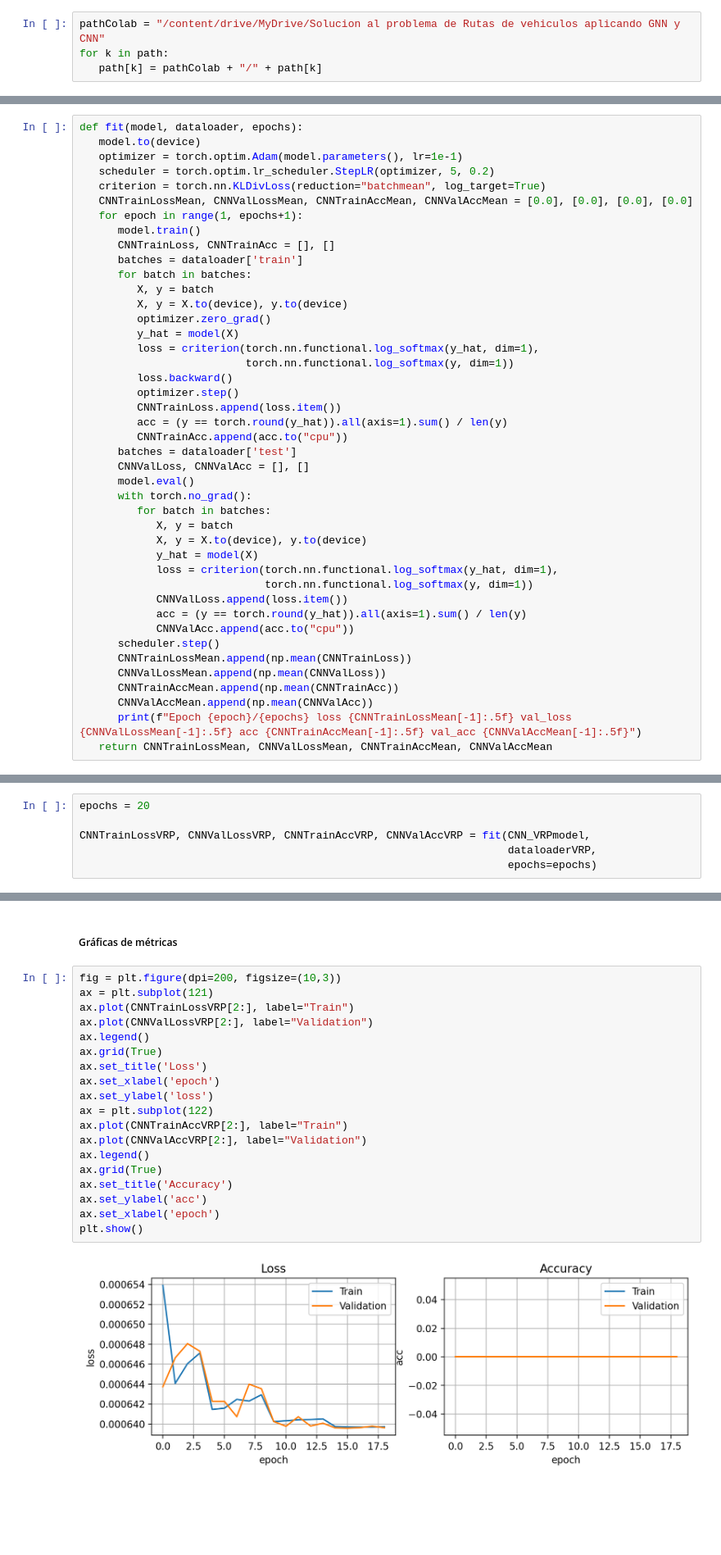
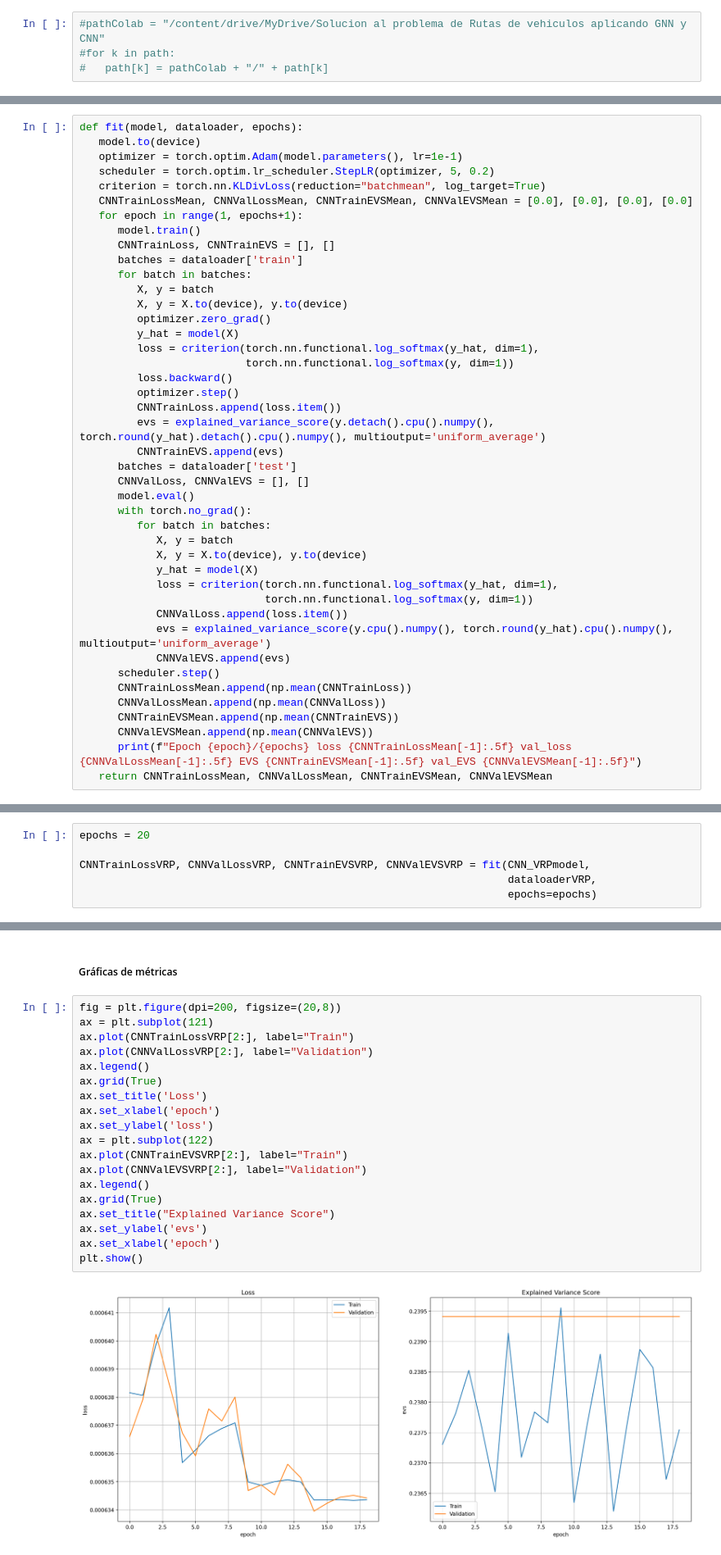
Before and after one commit to jesusmiguel123/Soluci-n-al-problema-de-Rutas-de-veh-culos-aplicando-GNN-y-CNN, a Jupyter notebook: Solucion al problema de Rutas de Vehiculos aplicando GNN y CNN.ipynb, the cells around one changed output, grey strips where cells are left out. Shown at 82% size. Saved outputs shown, nothing was run; the diff lists cells and outputs as text; blank space fills up the shorter version.

```diff
--- a/Solucion al problema de Rutas de Vehiculos aplicando GNN y CNN.ipynb
+++ b/Solucion al problema de Rutas de Vehiculos aplicando GNN y CNN.ipynb
@@ -36,7 +44,7 @@ Drive already mounted at /content/drive; to attempt to forcibly remount, call dr
 # %%
-pathColab = "/content/drive/MyDrive/Solucion al problema de Rutas de vehiculos aplicando GNN y CNN"
-for k in path:
-   path[k] = pathColab + "/" + path[k]
+#pathColab = "/content/drive/MyDrive/Solucion al problema de Rutas de vehiculos aplicando GNN y CNN"
+#for k in path:
+#   path[k] = pathColab + "/" + path[k]
 # %% [markdown]
 ## Carga del Dataset
 # %% [markdown]
@@ -572,10 +647,10 @@ def fit(model, dataloader, epochs):
    optimizer = torch.optim.Adam(model.parameters(), lr=1e-1)
    scheduler = torch.optim.lr_scheduler.StepLR(optimizer, 5, 0.2)
    criterion = torch.nn.KLDivLoss(reduction="batchmean", log_target=True)
-   CNNTrainLossMean, CNNValLossMean, CNNTrainAccMean, CNNValAccMean = [0.0], [0.0], [0.0], [0.0]
+   CNNTrainLossMean, CNNValLossMean, CNNTrainEVSMean, CNNValEVSMean = [0.0], [0.0], [0.0], [0.0]
    for epoch in range(1, epochs+1):
       model.train()
-      CNNTrainLoss, CNNTrainAcc = [], []
+      CNNTrainLoss, CNNTrainEVS = [], []
       batches = dataloader['train']
       for batch in batches:
          X, y = batch
@@ -587,10 +662,10 @@ def fit(model, dataloader, epochs):
          loss.backward()
          optimizer.step()
          CNNTrainLoss.append(loss.item())
-         acc = (y == torch.round(y_hat)).all(axis=1).sum() / len(y)
-         CNNTrainAcc.append(acc.to("cpu"))
+         evs = explained_variance_score(y.detach().cpu().numpy(), torch.round(y_hat).detach().cpu().numpy(), multioutput='uniform_average')
+         CNNTrainEVS.append(evs)
       batches = dataloader['test']
-      CNNValLoss, CNNValAcc = [], []
+      CNNValLoss, CNNValEVS = [], []
       model.eval()
       with torch.no_grad():
          for batch in batches:
@@ -600,15 +675,15 @@ def fit(model, dataloader, epochs):
             loss = criterion(torch.nn.functional.log_softmax(y_hat, dim=1),
                              torch.nn.functional.log_softmax(y, dim=1))
             CNNValLoss.append(loss.item())
-            acc = (y == torch.round(y_hat)).all(axis=1).sum() / len(y)
-            CNNValAcc.append(acc.to("cpu"))
+            evs = explained_variance_score(y.cpu().numpy(), torch.round(y_hat).cpu().numpy(), multioutput='uniform_average')
+            CNNValEVS.append(evs)
       scheduler.step()
       CNNTrainLossMean.append(np.mean(CNNTrainLoss))
       CNNValLossMean.append(np.mean(CNNValLoss))
-      CNNTrainAccMean.append(np.mean(CNNTrainAcc))
-      CNNValAccMean.append(np.mean(CNNValAcc))
-      print(f"Epoch {epoch}/{epochs} loss {CNNTrainLossMean[-1]:.5f} val_loss {CNNValLossMean[-1]:.5f} acc {CNNTrainAccMean[-1]:.5f} val_acc {CNNValAccMean[-1]:.5f}")
-   return CNNTrainLossMean, CNNValLossMean, CNNTrainAccMean, CNNValAccMean
+      CNNTrainEVSMean.append(np.mean(CNNTrainEVS))
+      CNNValEVSMean.append(np.mean(CNNValEVS))
+      print(f"Epoch {epoch}/{epochs} loss {CNNTrainLossMean[-1]:.5f} val_loss {CNNValLossMean[-1]:.5f} EVS {CNNTrainEVSMean[-1]:.5f} val_EVS {CNNValEVSMean[-1]:.5f}")
+   return CNNTrainLossMean, CNNValLossMean, CNNTrainEVSMean, CNNValEVSMean
 # %% [markdown]
 #### VRP
 # %% [markdown]
@@ -641,7 +716,7 @@ CNN(
 # %%
 epochs = 20
 
-CNNTrainLossVRP, CNNValLossVRP, CNNTrainAccVRP, CNNValAccVRP = fit(CNN_VRPmodel,
+CNNTrainLossVRP, CNNValLossVRP, CNNTrainEVSVRP, CNNValEVSVRP = fit(CNN_VRPmodel,
                                                                    dataloaderVRP,
                                                                    epochs=epochs)
 # %% [output]
@@ -668,26 +743,26 @@ Epoch 20/20 loss 0.00064 val_loss 0.00064 acc 0.00000 val_acc 0.00000
 # %% [markdown]
 ##### Gráficas de métricas
 # %%
-fig = plt.figure(dpi=200, figsize=(10,3))
+fig = plt.figure(dpi=200, figsize=(20,8))
 ax = plt.subplot(121)
 ax.plot(CNNTrainLossVRP[2:], label="Train")
 ax.plot(CNNValLossVRP[2:], label="Validation")
 ax.legend()
 ax.grid(True)
 ax.set_title('Loss')
 ax.set_xlabel('epoch')
 ax.set_ylabel('loss')
 ax = plt.subplot(122)
-ax.plot(CNNTrainAccVRP[2:], label="Train")
-ax.plot(CNNValAccVRP[2:], label="Validation")
+ax.plot(CNNTrainEVSVRP[2:], label="Train")
+ax.plot(CNNValEVSVRP[2:], label="Validation")
 ax.legend()
 ax.grid(True)
-ax.set_title('Accuracy')
-ax.set_ylabel('acc')
+ax.set_title("Explained Variance Score")
+ax.set_ylabel('evs')
 ax.set_xlabel('epoch')
 plt.show()
 # %% [output]
-[figure, old version]
+[figure, new version]
 # %% [markdown]
 ##### Guardando el modelo
 # %%
```
Also changed, not shown: parts of 51 cells of this notebook, 2 other files.
